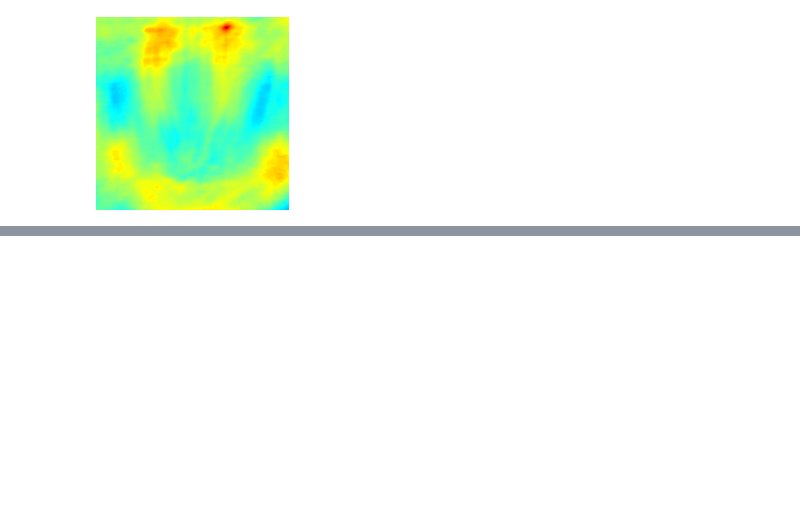
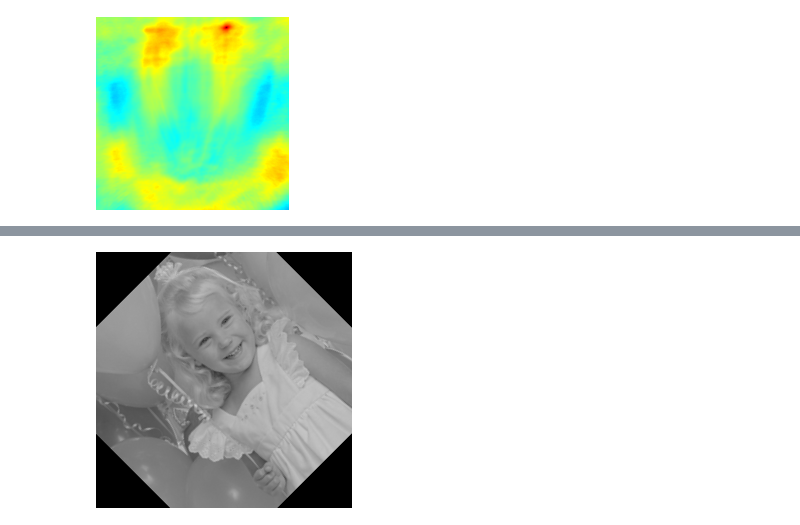
Before and after one commit to noxowl/KU15627-Computer-Vision, a Jupyter notebook: 03_template_matching.ipynb, the cells around one changed output, grey strips where cells are left out. Cells and saved outputs as stored; diff of their text form; code cells hidden in the pictures; blank space fills up the shorter version.

```diff
--- a/03_template_matching.ipynb
+++ b/03_template_matching.ipynb
@@ -362,0 +470,19 @@ Mat { type: "CV_8UC3", flags: 1124024336, channels: 3, depth: "CV_8U", dims: 2,
+# %%
+let trans: Mat = opencv::imgproc::get_rotation_matrix_2d(
+    opencv::core::Point2f::new(128., 128.),
+    45.0,
+    1.0
+).unwrap();
+let mut img_rotated: Mat = Default::default();
+opencv::imgproc::warp_affine(
+    &img,
+    &mut img_rotated,
+    &trans,
+    opencv::core::Size::new(img.cols(), img.cols()),
+    opencv::imgproc::INTER_LINEAR,
+    opencv::core::BorderTypes::BORDER_CONSTANT as i32,
+    opencv::core::Scalar::all(-1.)
+);
+opencv_imshow(&img_rotated)
+# %% [output]
+[figure, added]
```
Also changed, not shown: parts of 20 cells of this notebook.
